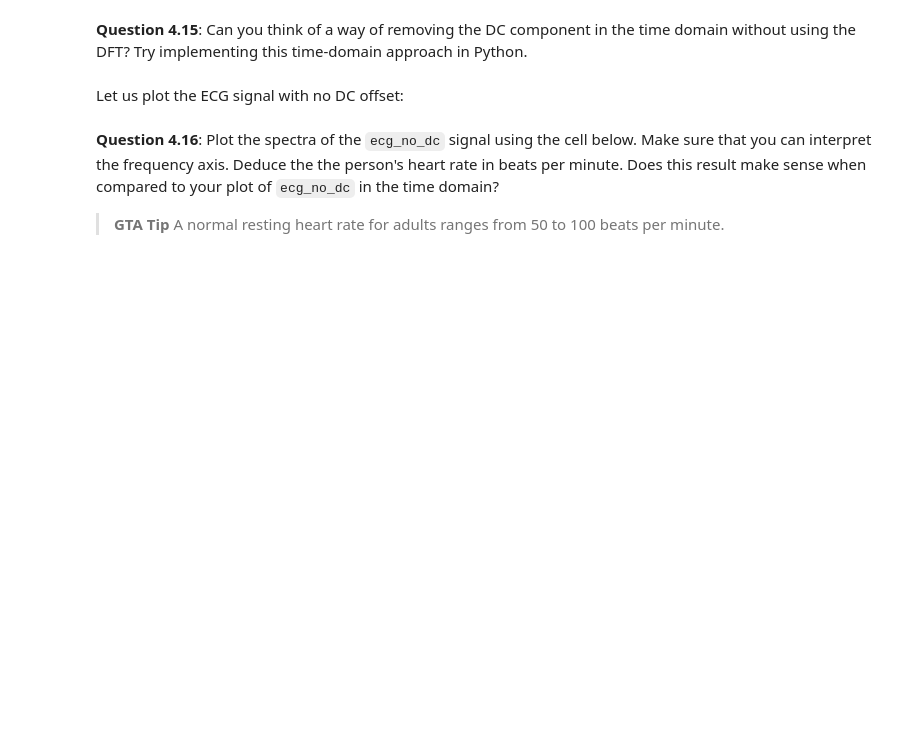
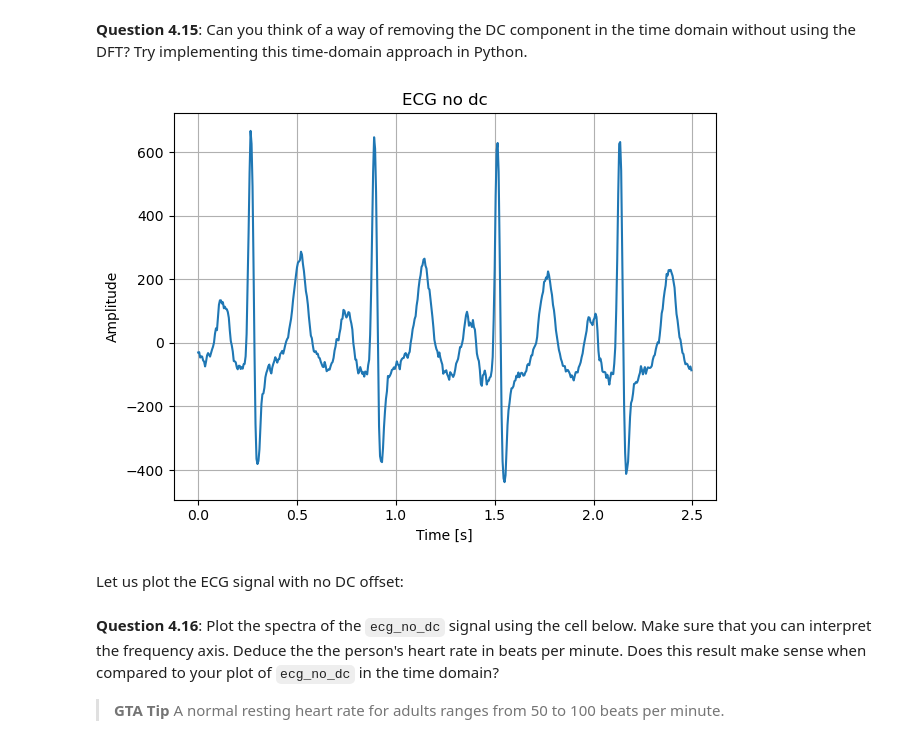
Before and after one commit to lucasng32/sap-EE2-SS-LAB, a Jupyter notebook: EX4 - Fourier.ipynb, the cells around one changed output. Saved outputs shown, nothing was run; the diff lists cells and outputs as text; code cells hidden in the pictures; blank space fills up the shorter version.

```diff
--- a/EX4 - Fourier.ipynb
+++ b/EX4 - Fourier.ipynb
@@ -321,3 +342,14 @@ ecg_no_dc = np.real(ifft(ECG))
+# %%
+# add your code here
+sum = 0
+for val in ecg:
+    sum += val
+average = sum/len(ecg)
+ecg_no_dc_2 = np.subtract(ecg, average)
+plt = plot_signal(t, ecg_no_dc_2, title='ECG no dc', xlabel='Time [s]', ylabel='Amplitude')
+plt.show()
+# %% [output]
+[figure, added]
 # %% [markdown]
 Let us plot the ECG signal with no DC offset:
 # %%
```
Also changed, not shown: parts of 27 cells of this notebook, 5 other files.
